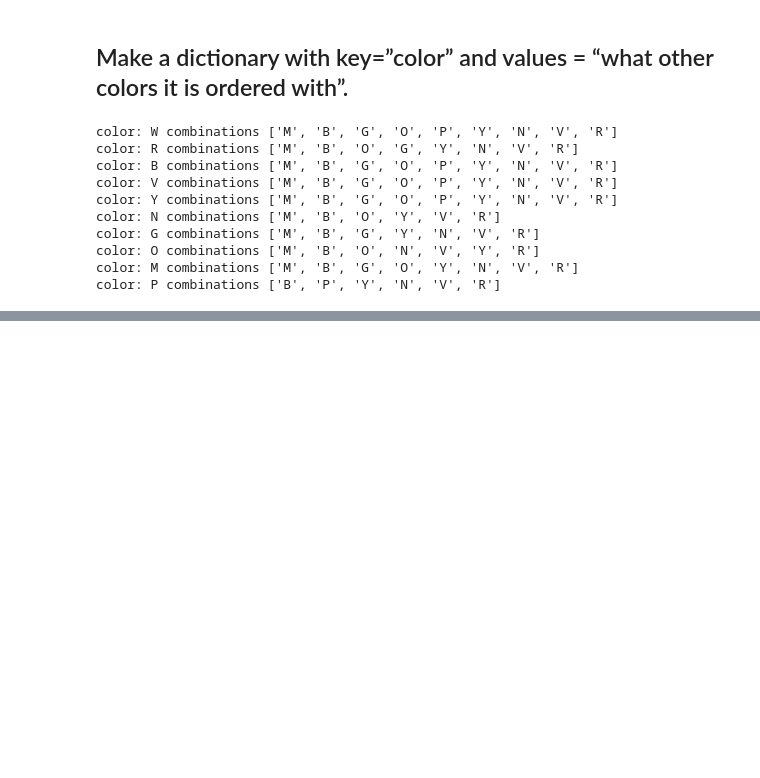
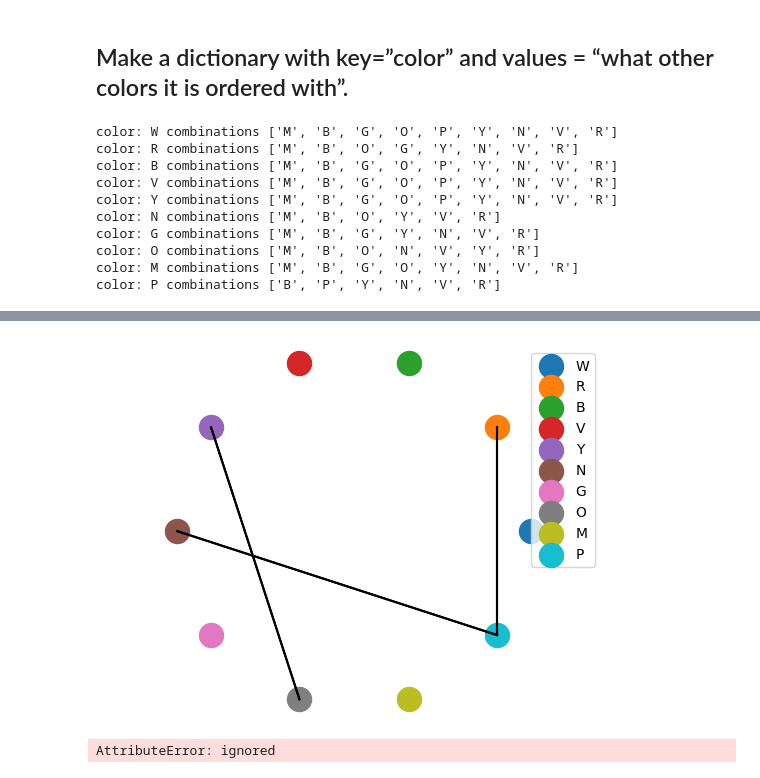
Before and after one commit to KendallScott/ML2, a Jupyter notebook: Scott_Kendall_HW1.ipynb, the cells around one changed output, grey strips where cells are left out. Cells and saved outputs as stored; diff of their text form; code cells hidden in the pictures; blank space fills up the shorter version.

```diff
--- a/Scott_Kendall_HW1.ipynb
+++ b/Scott_Kendall_HW1.ipynb
@@ -372,13 +372,3 @@ letter_counts
 print(sum(letter_counts.values()))
 # %% [output]
 633
-# %%
-y=0
-
-for x in flower_orders:
-  countw = flower_orders[y].count("W")
-  if countw !=0:
-    count.append(1)
-  y+=1
-
-sum(count)
@@ -505,9 +473,9 @@ pairs = []
 
 for x in flower_orders:
   flowers = flower_orders[y].split("/")
-  pairs.extend(list(permutations(flowers,3)))
+  pairs.extend(list(permutations(flowers,2)))
  # colors.update()
 
   y+=1
 
-pairs
+print(Counter(list(pairs)))
@@ -588,0 +587,59 @@ color: P combinations ['B', 'P', 'Y', 'N', 'V', 'R']
+# %%
+# Create a graph from the square matrix
+nodes = range(len(color_matrix))
+edges = [(i, j) for i in nodes for j in nodes if color_matrix[i][j] == 1]
+
+# Create a graph visualization
+G = plt.figure()
+ax = G.add_subplot(111)
+
+# Draw nodes with color labels
+for i in nodes:
+    x = np.cos(2 * np.pi * i / len(nodes))
+    y = np.sin(2 * np.pi * i / len(nodes))
+    label = color_codes[i]
+    ax.scatter(x, y, s=300, label=label)
+
+# Draw edges
+for edge in edges:
+    ax.plot([np.cos(2 * np.pi * edge[0] / len(nodes)), np.cos(2 * np.pi * edge[1] / len(nodes))],
+            [np.sin(2 * np.pi * edge[0] / len(nodes)), np.sin(2 * np.pi * edge[1] / len(nodes))], 'k-')
+
+# Set axis properties
+ax.axis('equal')
+ax.axis('off')
+
+# Show the graph
+plt.legend()
+plt.show()
+# %% [output]
+[figure, added]
+# %%
+# Extract node labels and create a square matrix
+color_matrix = np.zeros((len(color_dict), len(color_dict)), dtype=int)
+
+color_codes = list(color_dict.keys())
+for i, code1 in enumerate(color_codes):
+    for j, code2 in enumerate(color_codes):
+        color_matrix[i][j] = color_dict[code1].get(code2, 0)
+
+# Create a heatmap
+plt.imshow(color_matrix, cmap='hot', interpolation='nearest', origin='upper')
+
+# Add labels to nodes
+n = len(color_matrix)
+for i in range(n):
+    for j in range(n):
+        plt.text(j, i, str(color_matrix[i, j]), va='center', ha='center', color='black', fontsize=12)
+
+# Add colorbar
+cbar = plt.colorbar()
+cbar.set_label('Edge Weight')
+
+# Show the heatmap
+plt.title('Graph Heatmap')
+plt.xlabel('Nodes')
+plt.ylabel('Nodes')
+plt.show()
+# %% [output]
+AttributeError: ignored
```
Also changed, not shown: parts of 19 cells of this notebook.
